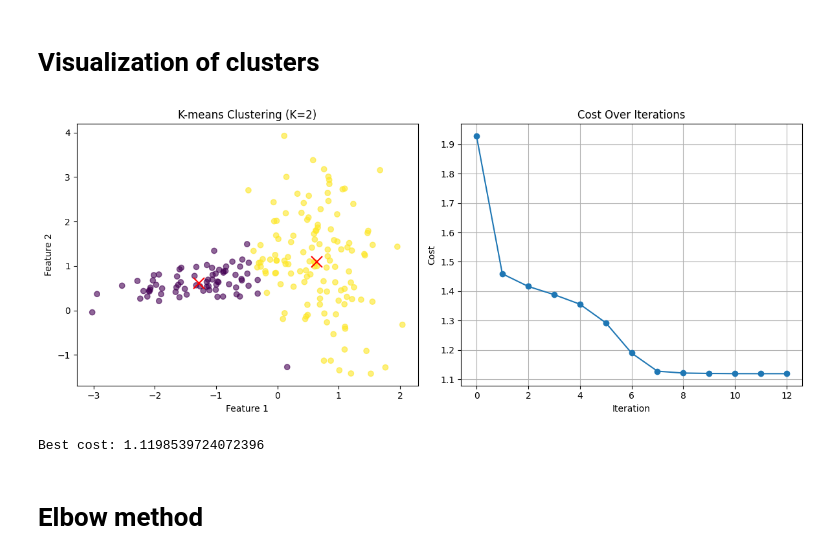
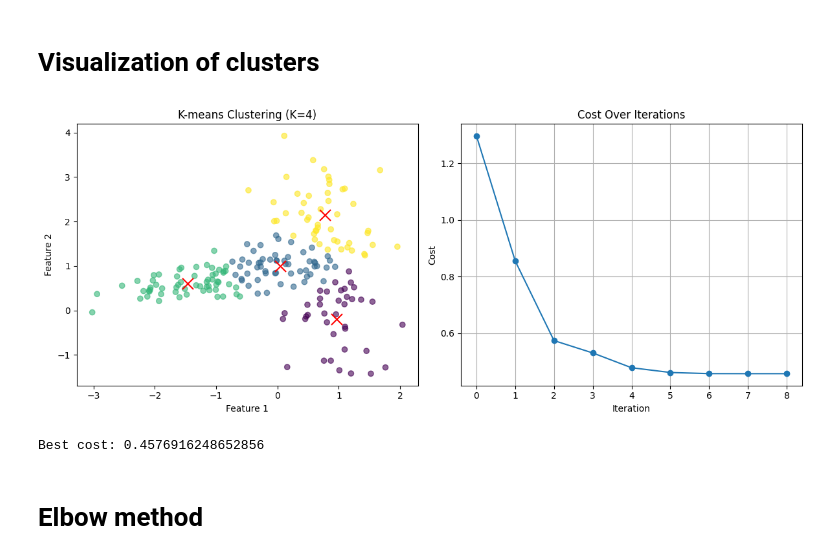
Before and after one commit to VishidA/ds_camp_2026_hometasks, a Jupyter notebook: lesson_9_clustering_part_1/clustering_part_1_hometask.ipynb, the cells around one changed output. Drawn from its saved outputs; the diff is of its cells as text; code cells hidden in the pictures.

```diff
--- a/lesson_9_clustering_part_1/clustering_part_1_hometask.ipynb
+++ b/lesson_9_clustering_part_1/clustering_part_1_hometask.ipynb
@@ -112,30 +112,30 @@ def kmeans_multiple_runs(X, K, num_runs=100, max_iterations=100, seed=None):
 # Visualization of clusters
 # %%
 
-K = 2
+K = 4
 centroids, assignments, cost_history, best_cost = kmeans_multiple_runs(Xc_2, K, seed=42)
 
 fig, axes = plt.subplots(1, 2, figsize=(12, 5))
 
 axes[0].scatter(Xc_2[:, 0], Xc_2[:, 1], c=assignments, cmap='viridis', alpha=0.6)
 axes[0].scatter(centroids[:, 0], centroids[:, 1], c='red', marker='x', s=150, edgecolors='black')
 axes[0].set_title(f'K-means Clustering (K={K})')
 axes[0].set_xlabel('Feature 1')
 axes[0].set_ylabel('Feature 2')
 
 axes[1].plot(cost_history, marker='o')
 axes[1].set_title('Cost Over Iterations')
 axes[1].set_xlabel('Iteration')
 axes[1].set_ylabel('Cost')
 axes[1].grid(True)
 
 plt.tight_layout()
 plt.show()
 
 print(f"Best cost: {best_cost}")
 # %% [output]
-[figure, old version]
+[figure, new version]
-Best cost: 1.1198539724072396
+Best cost: 0.4576916248652856
 # %% [markdown]
 # Elbow method
 # %%
```
Also changed, not shown: parts of 1 cell of this notebook.
